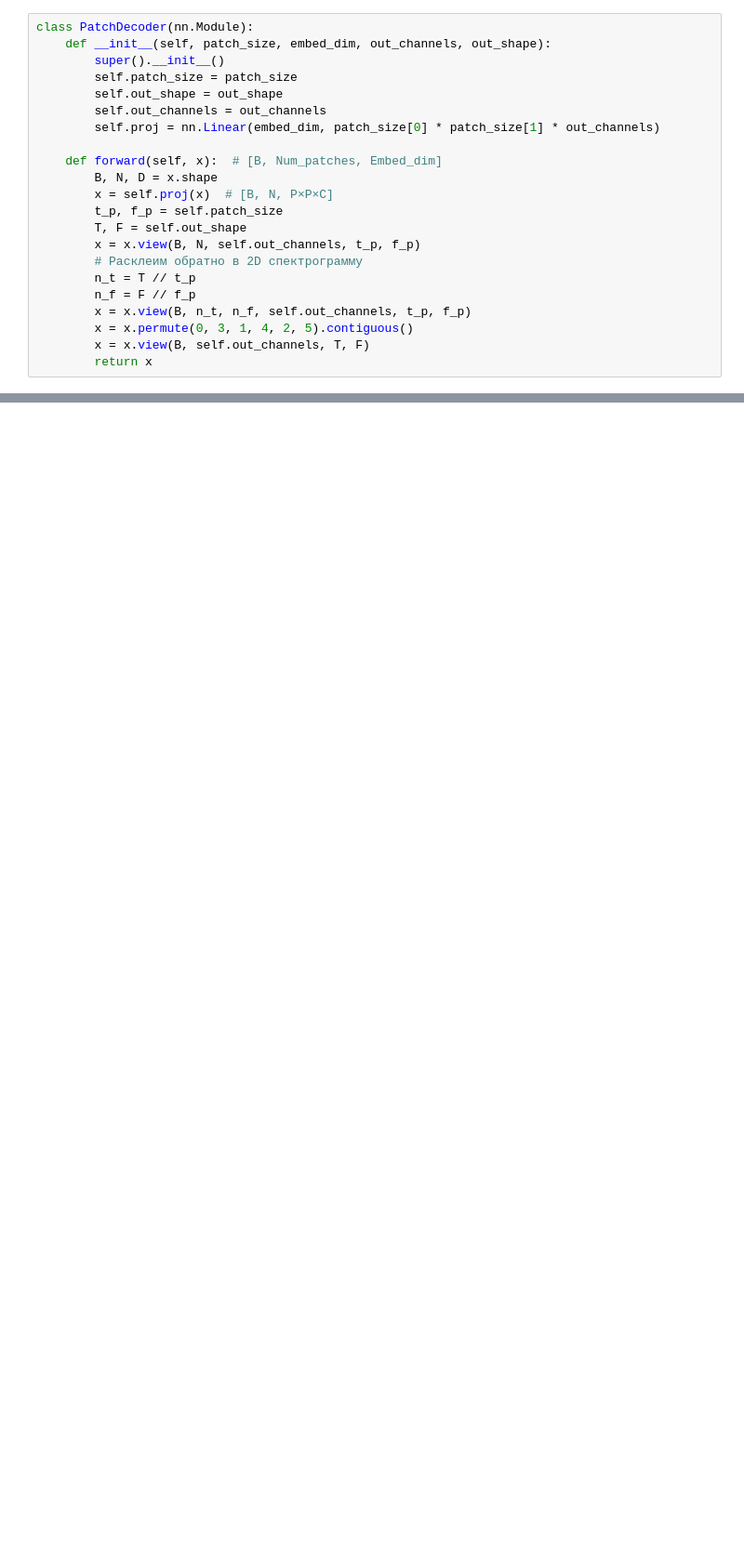
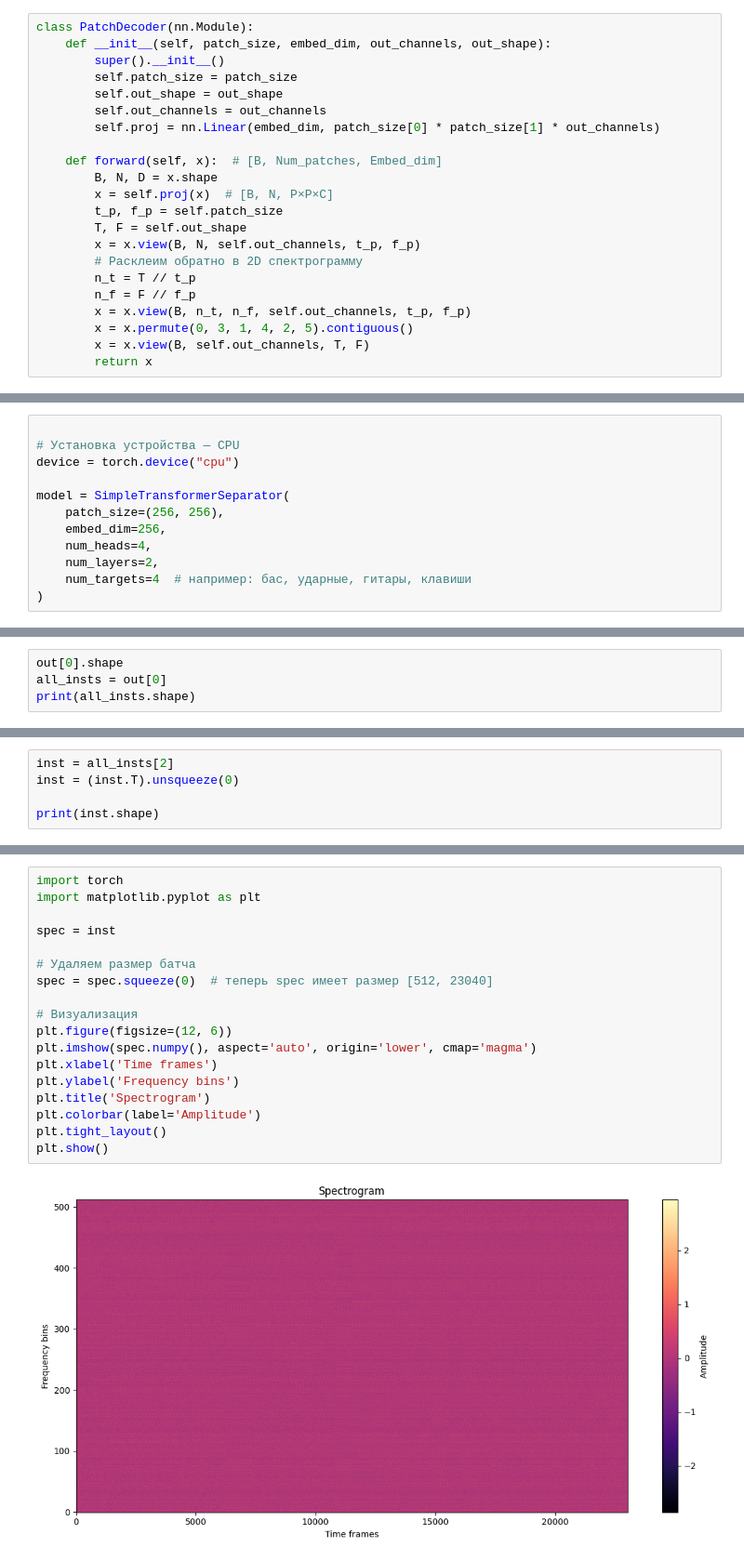
Before and after one commit to Kotfix90/MuseSep, a Jupyter notebook: ProjectMuseSep.ipynb, the cells around one changed output, grey strips where cells are left out. Shown at 93% size. Drawn from its saved outputs; the diff is of its cells as text; blank space fills up the shorter version.

```diff
--- a/ProjectMuseSep.ipynb
+++ b/ProjectMuseSep.ipynb
@@ -191 +251,13 @@ class SimpleAudioTransformer(nn.Module):
         return x
+# %%
+
+# Установка устройства — CPU
+device = torch.device("cpu")
+
+model = SimpleTransformerSeparator(
+    patch_size=(256, 256),
+    embed_dim=256,
+    num_heads=4,
+    num_layers=2,
+    num_targets=4  # например: бас, ударные, гитары, клавиши
+)
@@ -191,0 +287,4 @@ class SimpleAudioTransformer(nn.Module):
+# %%
+out[0].shape
+all_insts = out[0]
+print(all_insts.shape)
@@ -191,0 +293,5 @@ class SimpleAudioTransformer(nn.Module):
+# %%
+inst = all_insts[2]
+inst = (inst.T).unsqueeze(0)
+
+print(inst.shape)
@@ -191,0 +300,20 @@ class SimpleAudioTransformer(nn.Module):
+# %%
+import torch
+import matplotlib.pyplot as plt
+
+spec = inst
+
+# Удаляем размер батча
+spec = spec.squeeze(0)  # теперь spec имеет размер [512, 23040]
+
+# Визуализация
+plt.figure(figsize=(12, 6))
+plt.imshow(spec.numpy(), aspect='auto', origin='lower', cmap='magma')
+plt.xlabel('Time frames')
+plt.ylabel('Frequency bins')
+plt.title('Spectrogram')
+plt.colorbar(label='Amplitude')
+plt.tight_layout()
+plt.show()
+# %% [output]
+[figure, added]
```
Also changed, not shown: parts of 12 cells of this notebook.
